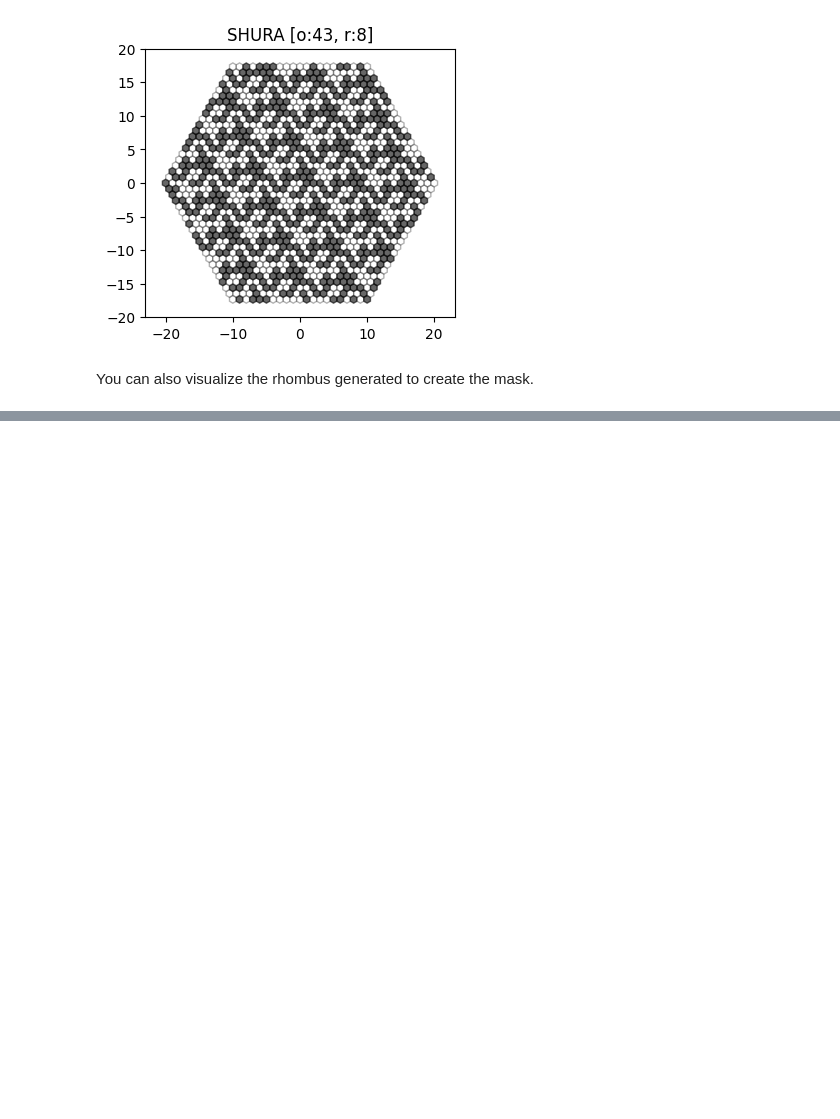
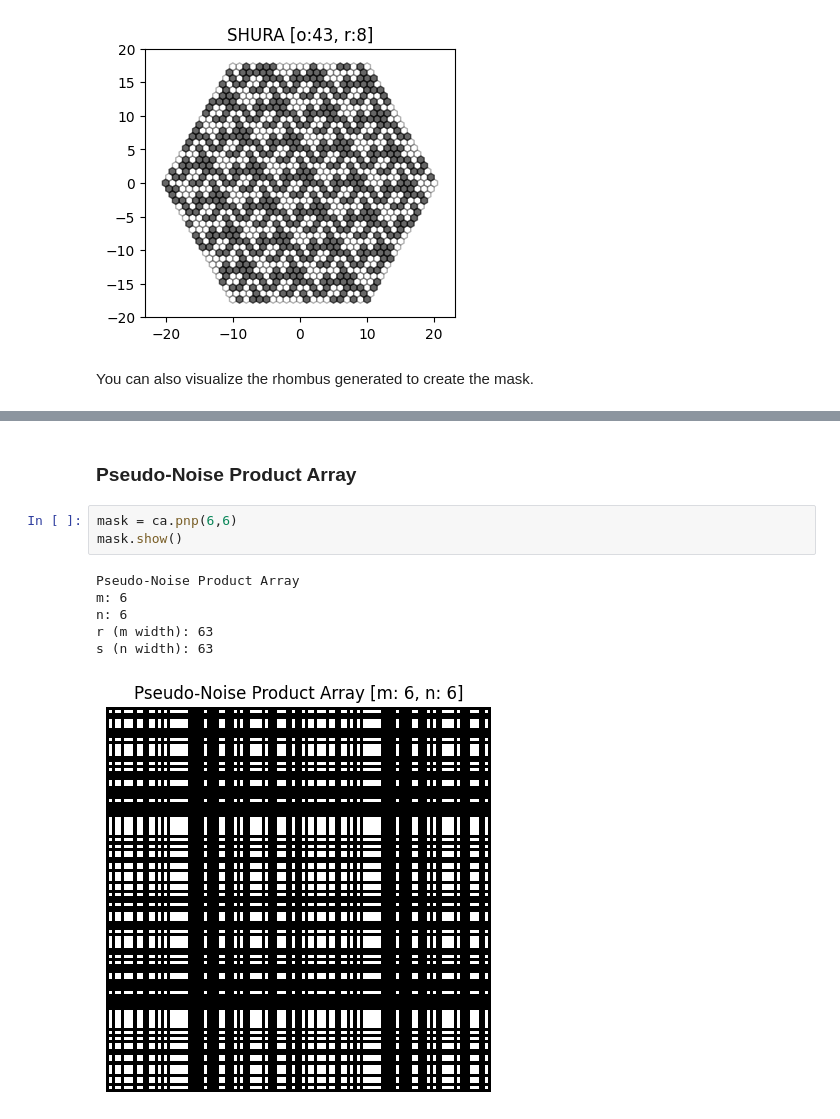
Before and after one commit to bpops/codedapertures, a Jupyter notebook: demo.ipynb, the cells around one changed output, grey strips where cells are left out. Saved outputs shown, nothing was run; the diff lists cells and outputs as text; blank space fills up the shorter version.

Commit message:
pnp arrays now correctly tiled

```diff
--- a/demo.ipynb
+++ b/demo.ipynb
@@ -118,0 +119,12 @@ shura.show_rhombus()
+# %% [markdown]
+### Pseudo-Noise Product Array
+# %%
+mask = ca.pnp(6,6)
+mask.show()
+# %% [output]
+Pseudo-Noise Product Array
+m: 6
+n: 6
+r (m width): 63
+s (n width): 63
+[figure, added]
```
Also changed, not shown: parts of 4 cells of this notebook, 1 other file.
